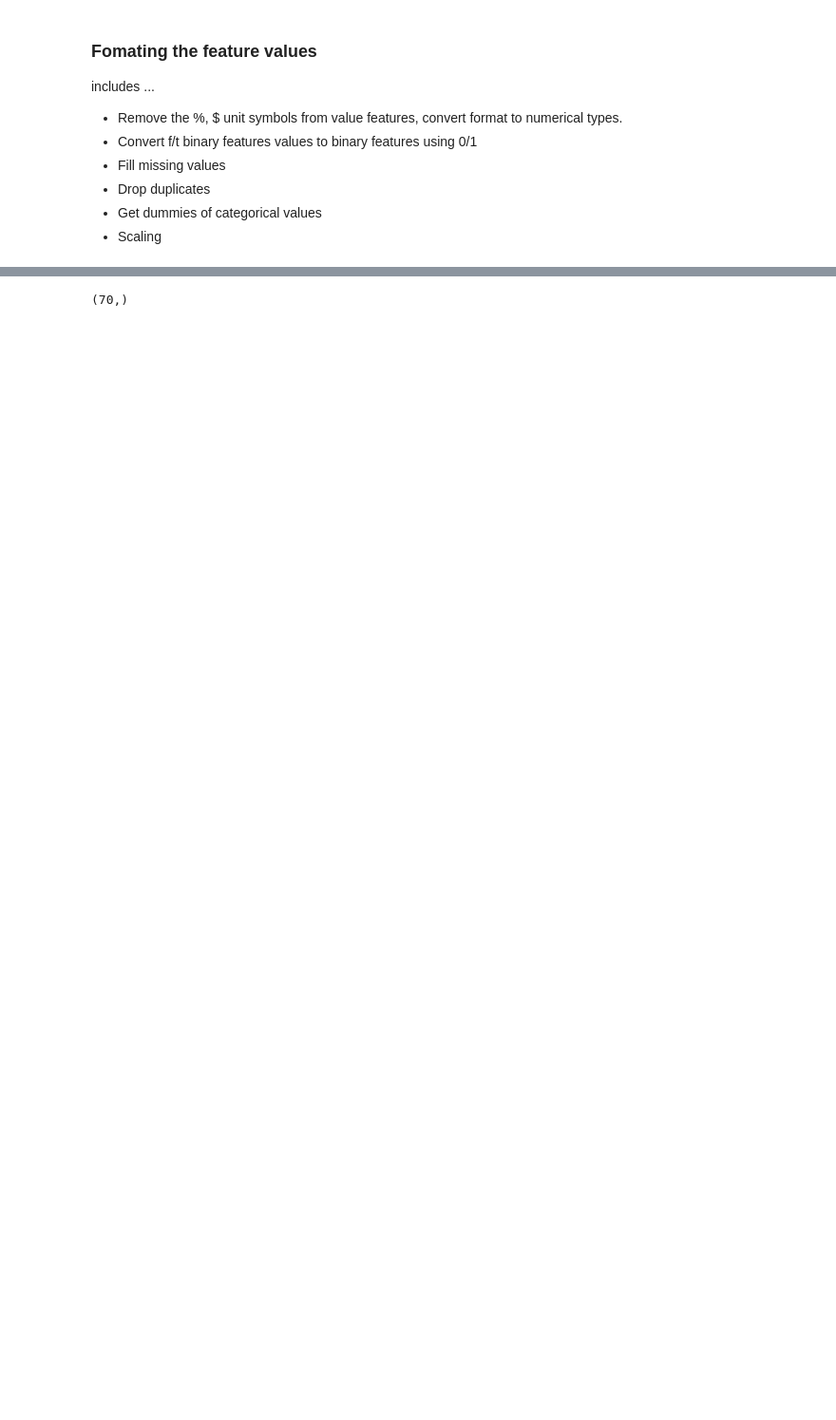
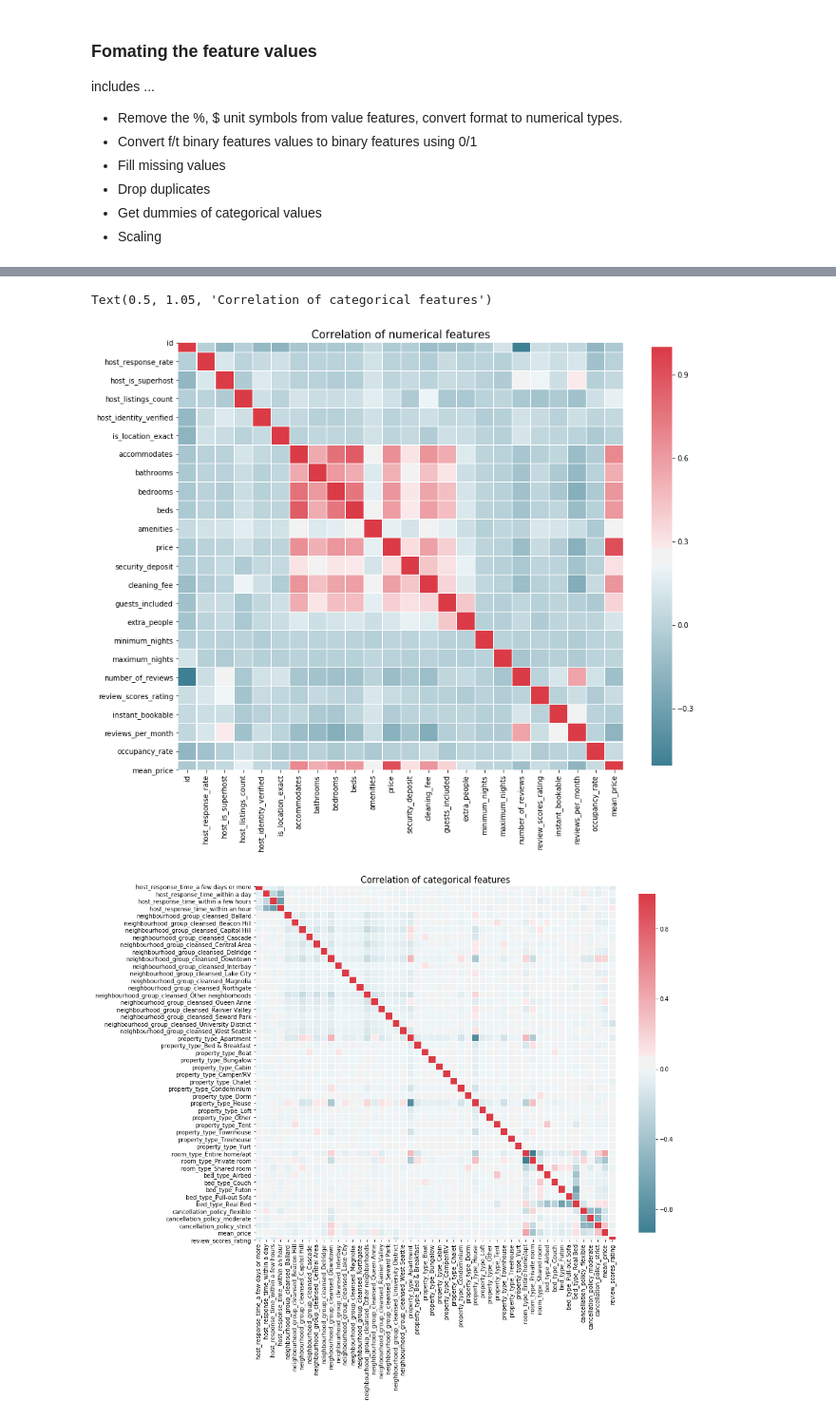
Before and after one commit to BambooPalace/UdacityDataScienceNanoDegree, a Jupyter notebook: Airbnb Dataset Analysis.ipynb, the cells around one changed output, grey strips where cells are left out. Shown at 95% size. Cells and saved outputs as stored; diff of their text form; code cells hidden in the pictures; blank space fills up the shorter version.

Commit message:
notebook: add feature correlation heatmap and train_test_split

```diff
--- a/Airbnb Dataset Analysis.ipynb
+++ b/Airbnb Dataset Analysis.ipynb
@@ -475,7 +558,38 @@ review_corr
 # %%
 # one hot encode categorical values
-listing_encoded=pd.get_dummies(listing_filled)
+listing_encoded=pd.get_dummies(listing_cleansed)
-# %%
-listing_encoded.columns.shape
-# %% [output]
-(70,)
+# %%
+# we can correlation heatmap to check features correlation also
+# As there are too many features to show in one heatmap, show categorical and numerical features in two plots.
+
+def correlation_heatmap(df):
+    _ , ax = plt.subplots(figsize =(14, 12))
+    colormap = sns.diverging_palette(220, 10, as_cmap = True)
+
+    _ = sns.heatmap(
+        df.corr(),
+        cmap = colormap,
+        square=True,
+        cbar_kws={'shrink':.9 },
+        ax=ax,
+        annot=False,
+        linewidths=0.1,vmax=1.0, linecolor='white',
+        annot_kws={'fontsize':12 }
+    )
+
+
+
+numerical_listing=listing_encoded[numerical_features]
+categotical_listing=listing_encoded.drop(numerical_features,axis=1)
+categotical_listing[['mean_price','review_scores_rating']]=listing_cleansed[['mean_price','review_scores_rating']]
+
+correlation_heatmap(numerical_listing)
+plt.title('Correlation of numerical features', y=1.05, size=15)
+
+
+correlation_heatmap(categotical_listing)
+plt.title('Correlation of categorical features', y=1.05, size=15)
+# %% [output]
+Text(0.5, 1.05, 'Correlation of categorical features')
+[figure, added]
+[figure, added]
```
Also changed, not shown: parts of 20 cells of this notebook.
